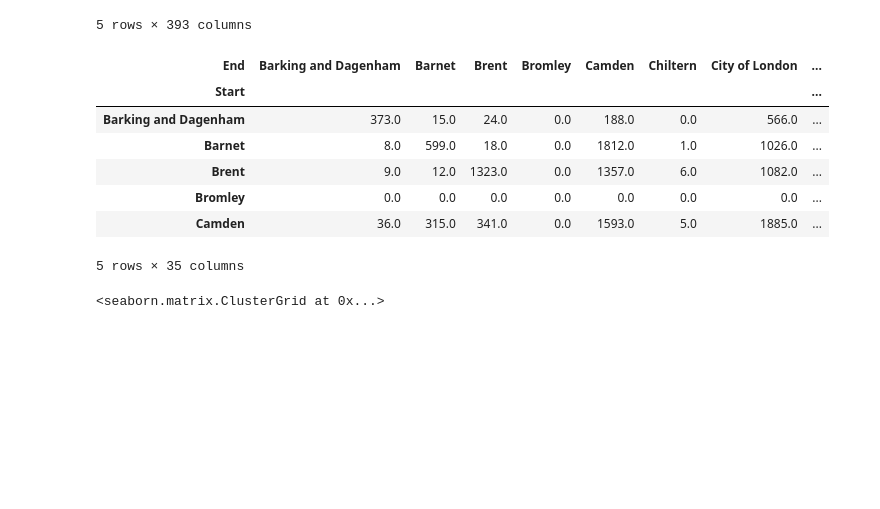
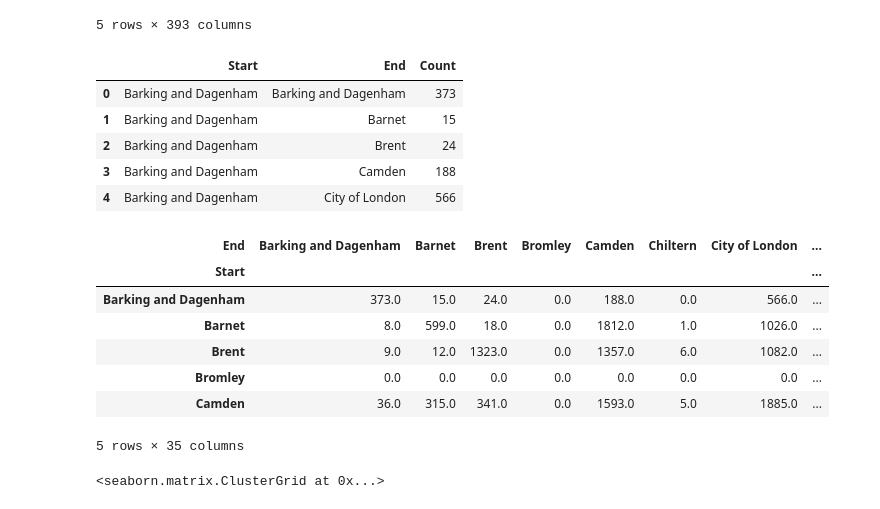
Before and after one commit to joshuablake/Temporal-metapop-epidemic-London-, a Jupyter notebook: src/TFL data.ipynb, the cells around one changed output. Saved outputs shown, nothing was run; the diff lists cells and outputs as text; code cells hidden in the pictures; blank space fills up the shorter version.

```diff
--- a/src/TFL data.ipynb
+++ b/src/TFL data.ipynb
@@ -221,21 +223,30 @@ lookup = dict(borough_table['Local authority'])
 # %%
 # start_end_by_hour['Entry hour'] < 12
 journeys = complete_journeys[complete_journeys['downo'] <= 5][pandas.to_numeric(complete_journeys['EntTimeHHMM']) < 12]
 a = journeys.groupby(('StartStn', 'EndStation')).size().reset_index()
 a.replace(lookup, inplace=True)
 a = a.groupby(('StartStn', 'EndStation')).agg({0: 'sum'}).reset_index()
-a.columns = ['Start', 'End', 0]
-a = a.pivot(index='Start', columns='End', values=0)
-a.fillna(0, inplace=True)
+a.columns = ['Start', 'End', 'Count']
 a.head()
 # %% [output]
-| End | Barking and Dagenham | Barnet | Brent | Bromley | Camden | Chiltern | City of London | ... |
-| Start |  |  |  |  |  |  |  | ... |
-| Barking and Dagenham | 373.0 | 15.0 | 24.0 | 0.0 | 188.0 | 0.0 | 566.0 | ... |
-| Barnet | 8.0 | 599.0 | 18.0 | 0.0 | 1812.0 | 1.0 | 1026.0 | ... |
-| Brent | 9.0 | 12.0 | 1323.0 | 0.0 | 1357.0 | 6.0 | 1082.0 | ... |
-| Bromley | 0.0 | 0.0 | 0.0 | 0.0 | 0.0 | 0.0 | 0.0 | ... |
-| Camden | 36.0 | 315.0 | 341.0 | 0.0 | 1593.0 | 5.0 | 1885.0 | ... |
+|  | Start | End | Count |
+| 0 | Barking and Dagenham | Barking and Dagenham | 373 |
+| 1 | Barking and Dagenham | Barnet | 15 |
+| 2 | Barking and Dagenham | Brent | 24 |
+| 3 | Barking and Dagenham | Camden | 188 |
+| 4 | Barking and Dagenham | City of London | 566 |
-5 rows × 35 columns
+# %%
+start_end = a.pivot(index='Start', columns='End', values='Count')
+start_end.fillna(0, inplace=True)
+start_end.head()
+# %% [output]
+| End | Barking and Dagenham | Barnet | Brent | Bromley | Camden | Chiltern | City of London | ... |
+| Start |  |  |  |  |  |  |  | ... |
+| Barking and Dagenham | 373.0 | 15.0 | 24.0 | 0.0 | 188.0 | 0.0 | 566.0 | ... |
+| Barnet | 8.0 | 599.0 | 18.0 | 0.0 | 1812.0 | 1.0 | 1026.0 | ... |
+| Brent | 9.0 | 12.0 | 1323.0 | 0.0 | 1357.0 | 6.0 | 1082.0 | ... |
+| Bromley | 0.0 | 0.0 | 0.0 | 0.0 | 0.0 | 0.0 | 0.0 | ... |
+| Camden | 36.0 | 315.0 | 341.0 | 0.0 | 1593.0 | 5.0 | 1885.0 | ... |
+5 rows × 35 columns
 # %%
 # plt.gcf().set_size_inches(,3)
```
Also changed, not shown: parts of 9 cells of this notebook, 2 other files.
